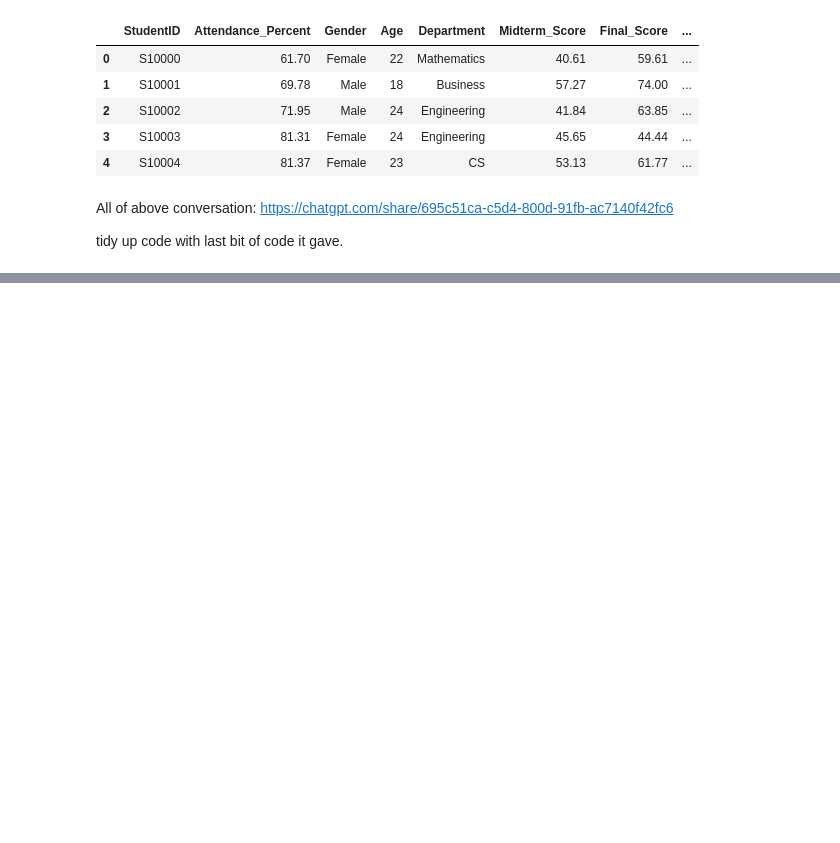
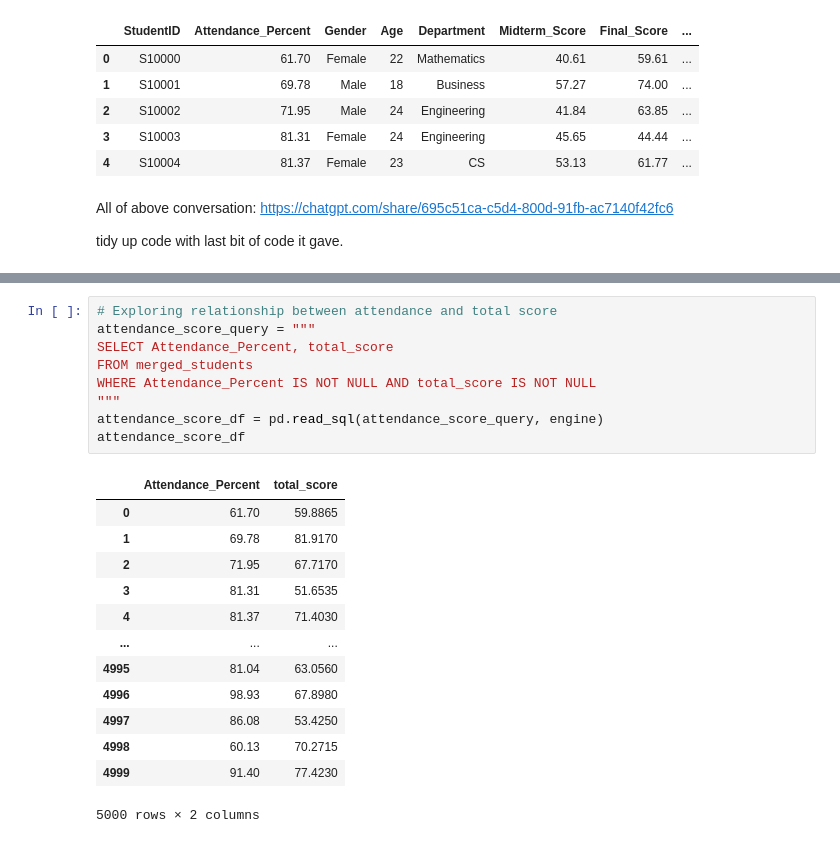
Before and after one commit to seasid3/programming-for-data-analytics-project, a Jupyter notebook: student_outcomes.ipynb, the cells around one changed output, grey strips where cells are left out. Drawn from its saved outputs; the diff is of its cells as text; blank space fills up the shorter version.

```diff
--- a/student_outcomes.ipynb
+++ b/student_outcomes.ipynb
@@ -100,0 +244,23 @@ tidy up code with last bit of code it gave.
+# %%
+# Exploring relationship between attendance and total score
+attendance_score_query = """
+SELECT Attendance_Percent, total_score
+FROM merged_students
+WHERE Attendance_Percent IS NOT NULL AND total_score IS NOT NULL
+"""
+attendance_score_df = pd.read_sql(attendance_score_query, engine)
+attendance_score_df
+# %% [output]
+|  | Attendance_Percent | total_score |
+| 0 | 61.70 | 59.8865 |
+| 1 | 69.78 | 81.9170 |
+| 2 | 71.95 | 67.7170 |
+| 3 | 81.31 | 51.6535 |
+| 4 | 81.37 | 71.4030 |
+| ... | ... | ... |
+| 4995 | 81.04 | 63.0560 |
+| 4996 | 98.93 | 67.8980 |
+| 4997 | 86.08 | 53.4250 |
+| 4998 | 60.13 | 70.2715 |
+| 4999 | 91.40 | 77.4230 |
+5000 rows × 2 columns
```
Also changed, not shown: parts of 25 cells of this notebook.
